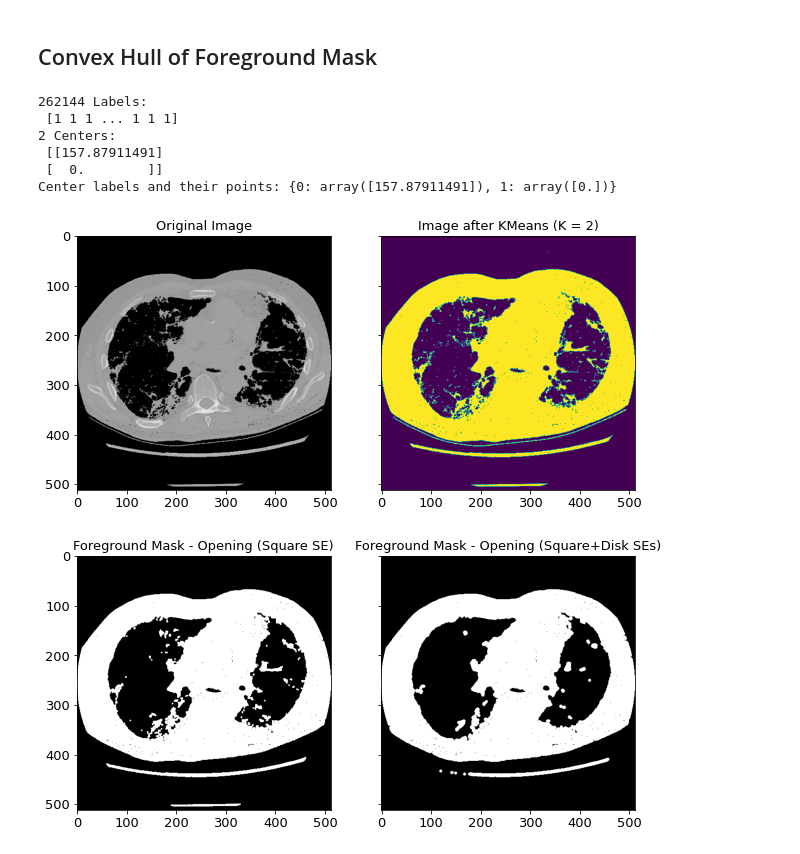
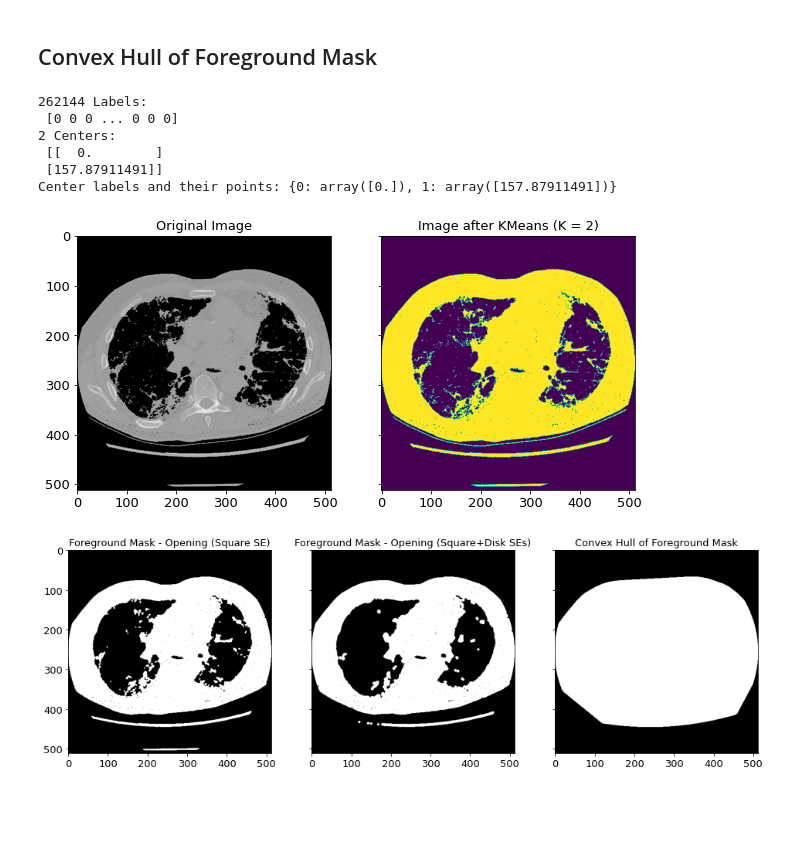
Before and after one commit to anushkahebbar/cardiac-segmentation, a Jupyter notebook: Rim et al. Implementation.ipynb, the cells around one changed output. Saved outputs shown, nothing was run; the diff lists cells and outputs as text; code cells hidden in the pictures; blank space fills up the shorter version.

Commit message:
Convex hull of fg mask

```diff
--- a/Rim et al. Implementation.ipynb
+++ b/Rim et al. Implementation.ipynb
@@ -146,34 +146,39 @@ Center labels and their points: {0: array([112.26971435]), 1: array([0.08825217]
 # %%
 def chullForegroundMask(img):
     '''
     Generate a convex hull of foreground mask
     Input: Whole chest CT image in grayscale format (512x512)
     Output: Convex hull of foreground mask in binary format (512x512)
     '''
 
     centroid_clusters, segmented_img = imgKMeans(img, 2, showOutput=1)
 
     fg_threshold = sum(centroid_clusters.values())[0] / 2
 
     retval, fg_mask = cv2.threshold(img, fg_threshold, 255, cv2.THRESH_BINARY)
 
     fg_mask_opened = opening(fg_mask, square(3))
     fg_mask_opened2 = opening(fg_mask_opened, disk(3))
 
-    fig, axes = plt.subplots(1, 2, sharey=True)
+    ch_fg_mask = convex_hull_image(fg_mask_opened2)
+
+    fig, axes = plt.subplots(1, 3, sharex=True, sharey=True, figsize=(16, 10))
     axes = axes.ravel()
     axes[0].set_title('Foreground Mask - Opening (Square SE)')
     axes[0].imshow(fg_mask_opened, cmap='gray')
     axes[1].set_title('Foreground Mask - Opening (Square+Disk SEs)')
     axes[1].imshow(fg_mask_opened2, cmap='gray')
 
+    axes[2].set_title('Convex Hull of Foreground Mask')
+    axes[2].imshow(ch_fg_mask, cmap='gray')
+
 chullForegroundMask(procImg)
 # %% [output]
 262144 Labels:
- [1 1 1 ... 1 1 1]
+ [0 0 0 ... 0 0 0]
 2 Centers:
- [[157.87911491]
- [  0.        ]]
-Center labels and their points: {0: array([157.87911491]), 1: array([0.])}
+ [[  0.        ]
+ [157.87911491]]
+Center labels and their points: {0: array([0.]), 1: array([157.87911491])}
 [figure]
-[figure, old version]
+[figure, new version]
```
